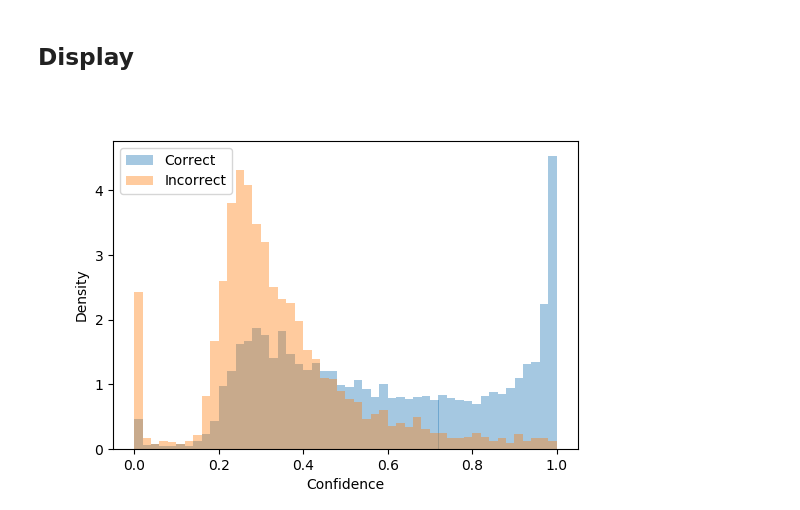
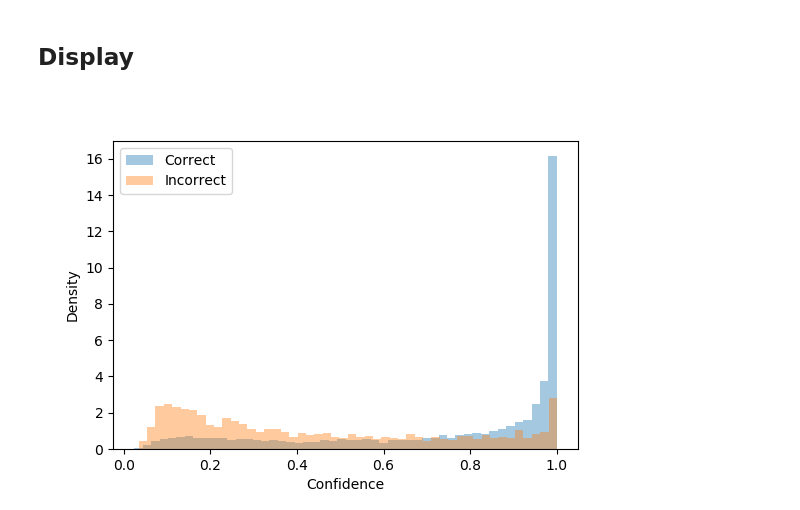
Before and after one commit to NCC-AI/Study, a Jupyter notebook: programs/confidence_estimation/keras_train.ipynb, the cells around one changed output. Drawn from its saved outputs; the diff is of its cells as text; code cells hidden in the pictures.

```diff
--- a/programs/confidence_estimation/keras_train.ipynb
+++ b/programs/confidence_estimation/keras_train.ipynb
@@ -264,6 +297,6 @@ print(ood_class, ood_label, ood_conf)
 ## Display
 # %%
 from IPython.display import Image, display_png
-display_png(Image('logs/052.png'))
+display_png(Image('logs/199.png'))
 # %% [output]
-[figure, old version]
+[figure, new version]
```
Also changed, not shown: parts of 11 cells of this notebook, 4 other files.
